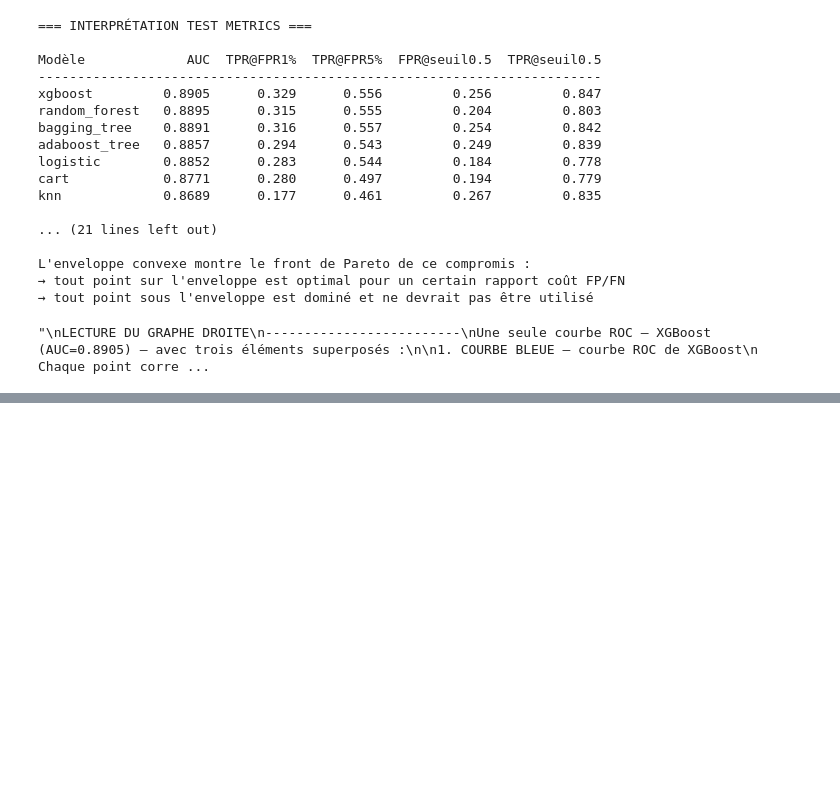
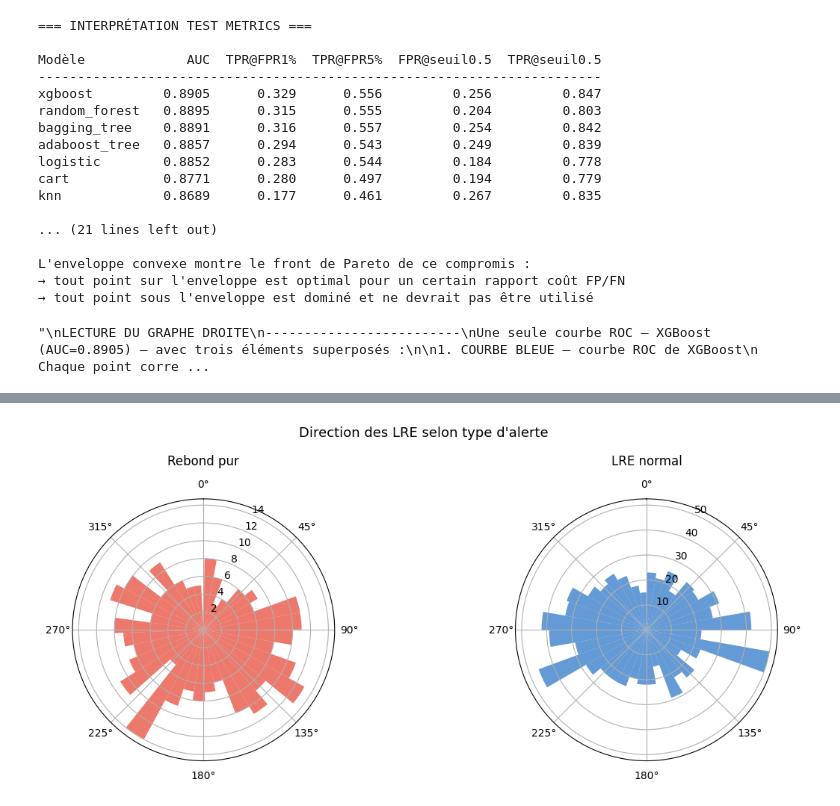
Before and after one commit to N-Mehdi/Dataverse, a Jupyter notebook: data/exploration.ipynb, the cells around one changed output, grey strips where cells are left out. Cells and saved outputs as stored; diff of their text form; code cells hidden in the pictures; blank space fills up the shorter version.

```diff
--- a/data/exploration.ipynb
+++ b/data/exploration.ipynb
@@ -1625,0 +2341,40 @@ CONCLUSION :
+# %%
+# %%
+# Direction (azimuth) des rebonds purs
+# Est-ce que les LRE très proches viennent d'un secteur particulier ?
+
+import numpy as np
+import matplotlib.pyplot as plt
+
+rebond_azimuths = []
+normal_azimuths = []
+
+for (airport, alert_id), group in df_raw[
+    df_raw["airport_alert_id"].notna()
+].groupby(["airport", "airport_alert_id"]):
+    lre = group[group["dist"] < LRE_DIST]
+    if len(lre) == 0:
+        continue
+    if (airport, alert_id) in rebond_pur_alerts:
+        rebond_azimuths.extend(lre["azimuth"].dropna().tolist())
+    else:
+        normal_azimuths.extend(lre["azimuth"].dropna().tolist())
+
+fig, axes = plt.subplots(1, 2, figsize=(12, 5),
+                         subplot_kw=dict(projection="polar"))
+
+for ax, azimuths, label, color in [
+    (axes[0], rebond_azimuths, "Rebond pur", "#e74c3c"),
+    (axes[1], normal_azimuths, "LRE normal", "#3078c8"),
+]:
+    rad = np.radians(azimuths)
+    ax.hist(rad, bins=36, color=color, alpha=0.75)
+    ax.set_title(label, pad=14)
+    ax.set_theta_zero_location("N")
+    ax.set_theta_direction(-1)
+
+plt.suptitle("Direction des LRE selon type d'alerte", fontsize=13)
+plt.tight_layout()
+plt.show()
+# %% [output]
+[figure, added]
```
Also changed, not shown: parts of 19 cells of this notebook, 5 other files.
